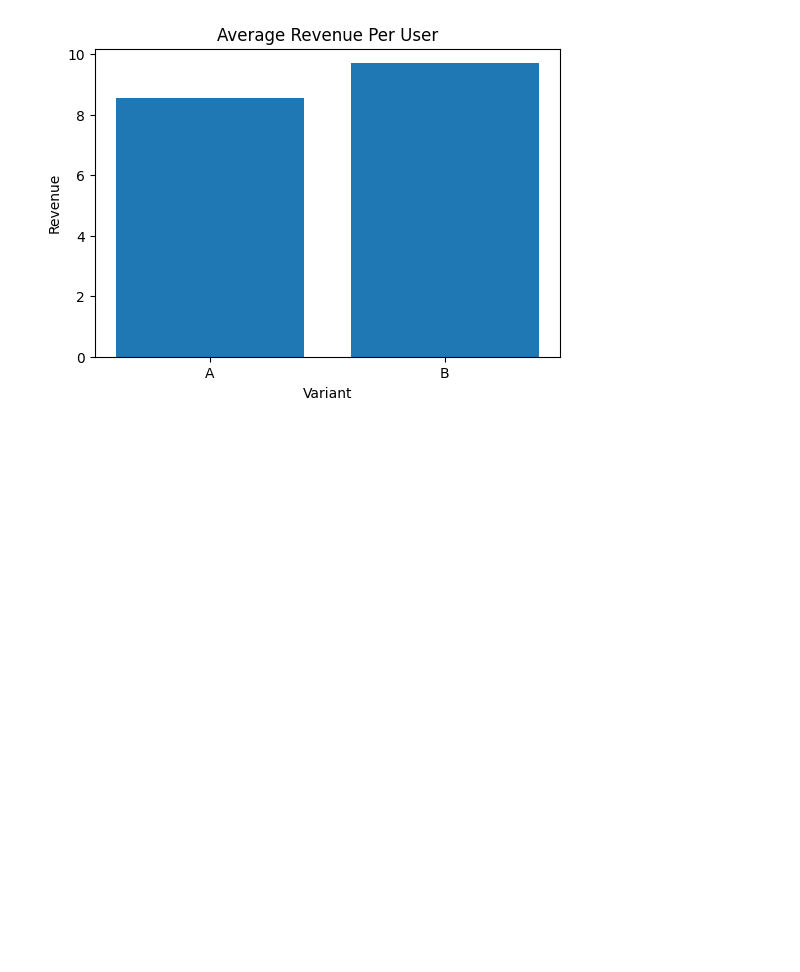
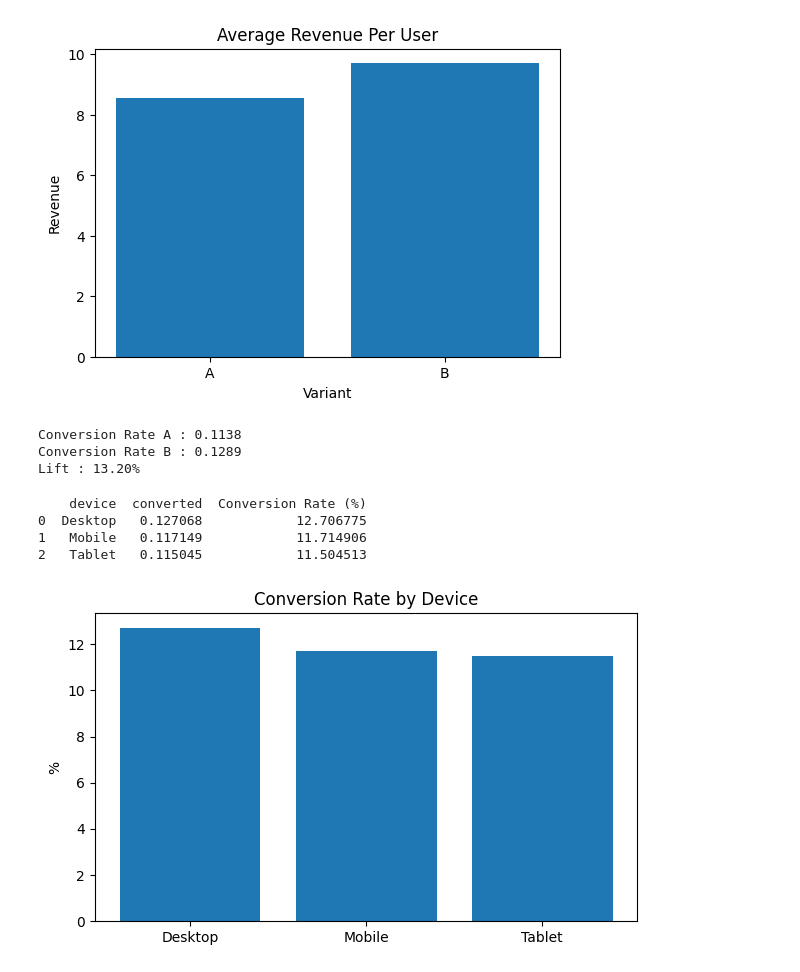
Before and after one commit to projit-1/AB_Testing_Product_Data, a Jupyter notebook: AB_Testing_Product_Data.ipynb, the cells around one changed output. Saved outputs shown, nothing was run; the diff lists cells and outputs as text; code cells hidden in the pictures; blank space fills up the shorter version.

```diff
--- a/AB_Testing_Product_Data.ipynb
+++ b/AB_Testing_Product_Data.ipynb
@@ -163,3 +163,54 @@ plt.ylabel("Revenue")
 plt.show()
 # %% [output]
 [figure]
+# %%
+## Which variant produced higher conversion lift?
+
+cr = df.groupby("variant")["converted"].mean()
+
+cr_a = cr["A"]
+cr_b = cr["B"]
+
+lift = ((cr_b - cr_a) / cr_a) * 100
+
+print(f"Conversion Rate A : {cr_a:.4f}")
+print(f"Conversion Rate B : {cr_b:.4f}")
+print(f"Lift : {lift:.2f}%")
+# %% [output]
+Conversion Rate A : 0.1138
+Conversion Rate B : 0.1289
+Lift : 13.20%
+# %%
+## Which device has the highest conversion rate?
+
+device_conversion = (
+    df.groupby("device")["converted"]
+      .mean()
+      .reset_index()
+)
+
+device_conversion["Conversion Rate (%)"] = (
+    device_conversion["converted"] * 100
+)
+
+print(device_conversion)
+# %% [output]
+    device  converted  Conversion Rate (%)
+0  Desktop   0.127068            12.706775
+1   Mobile   0.117149            11.714906
+2   Tablet   0.115045            11.504513
+# %%
+plt.figure(figsize=(7,4))
+
+plt.bar(
+    device_conversion["device"],
+    device_conversion["Conversion Rate (%)"]
+)
+
+plt.title("Conversion Rate by Device")
+
+plt.ylabel("%")
+
+plt.show()
+# %% [output]
+[figure, added]
```
Also changed, not shown: parts of 18 cells of this notebook.
